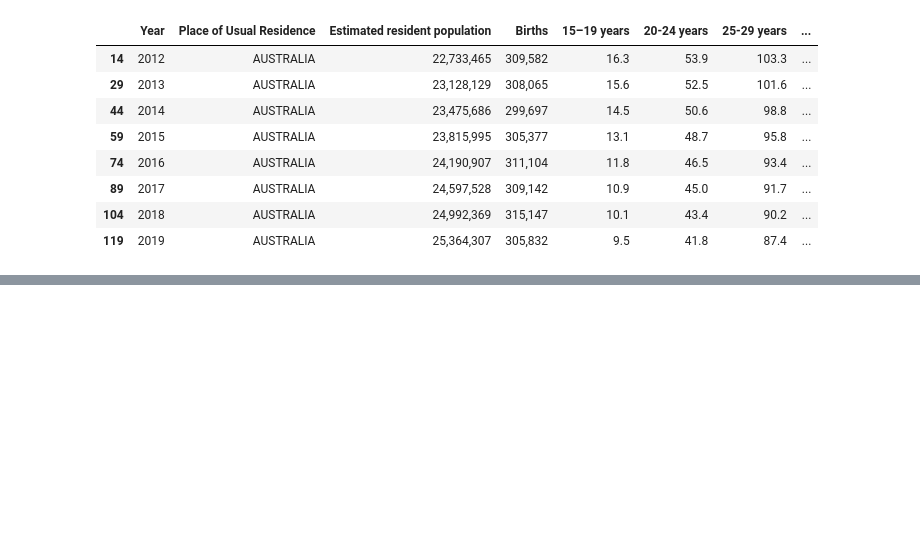
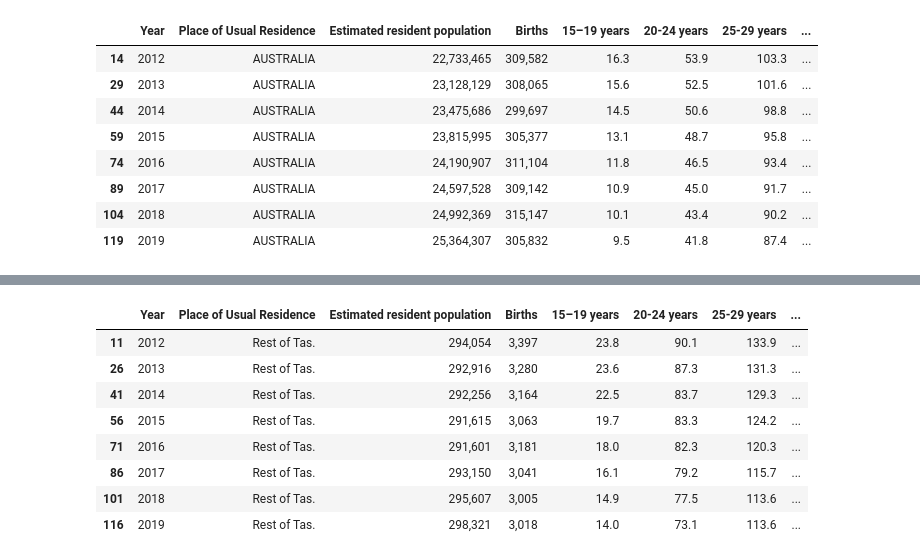
Before and after one commit to NathanJPotter/Team-Project-1, a Jupyter notebook: Project 1.ipynb, the cells around one changed output, grey strips where cells are left out. Cells and saved outputs as stored; diff of their text form; code cells hidden in the pictures; blank space fills up the shorter version.

```diff
--- a/Project 1.ipynb
+++ b/Project 1.ipynb
@@ -83,0 +97,13 @@ birth_data_aus_df
+# %%
+birth_data_tas_df = birth_data_df.loc[birth_data_df['Place of Usual Residence'] == "Rest of Tas."]
+birth_data_tas_df
+# %% [output]
+|  | Year | Place of Usual Residence | Estimated resident population | Births | 15–19 years | 20-24 years | 25-29 years | ... |
+| 11 | 2012 | Rest of Tas. | 294,054 | 3,397 | 23.8 | 90.1 | 133.9 | ... |
+| 26 | 2013 | Rest of Tas. | 292,916 | 3,280 | 23.6 | 87.3 | 131.3 | ... |
+| 41 | 2014 | Rest of Tas. | 292,256 | 3,164 | 22.5 | 83.7 | 129.3 | ... |
+| 56 | 2015 | Rest of Tas. | 291,615 | 3,063 | 19.7 | 83.3 | 124.2 | ... |
+| 71 | 2016 | Rest of Tas. | 291,601 | 3,181 | 18.0 | 82.3 | 120.3 | ... |
+| 86 | 2017 | Rest of Tas. | 293,150 | 3,041 | 16.1 | 79.2 | 115.7 | ... |
+| 101 | 2018 | Rest of Tas. | 295,607 | 3,005 | 14.9 | 77.5 | 113.6 | ... |
+| 116 | 2019 | Rest of Tas. | 298,321 | 3,018 | 14.0 | 73.1 | 113.6 | ... |
```
Also changed, not shown: parts of 3 cells of this notebook.
